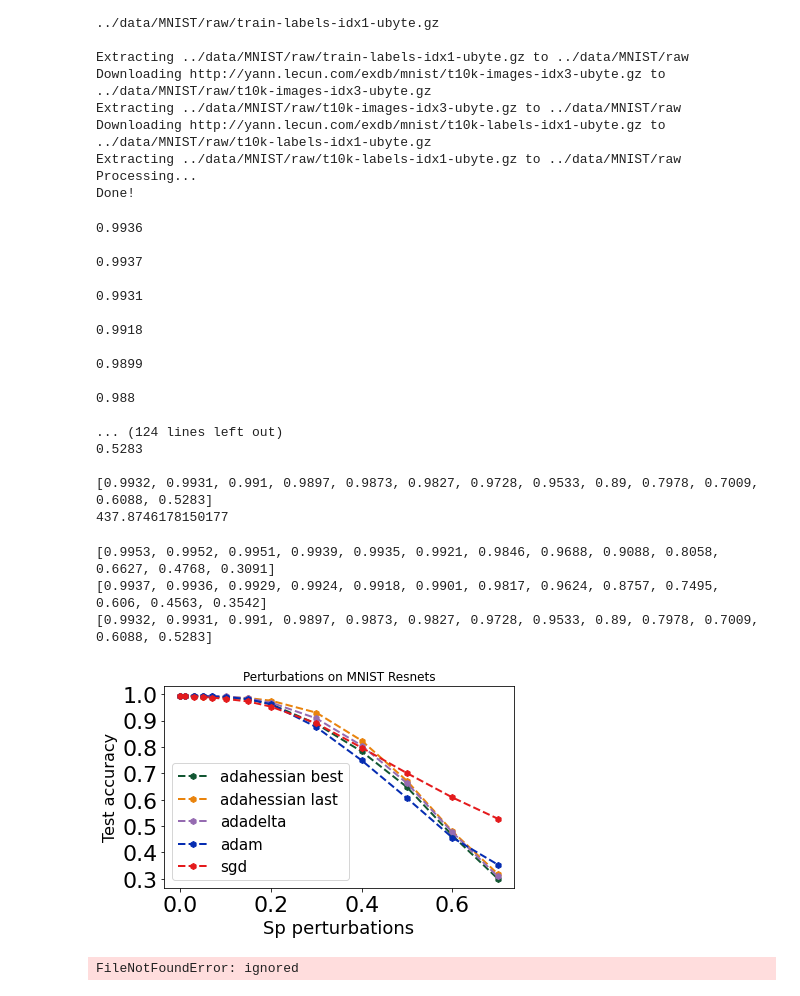
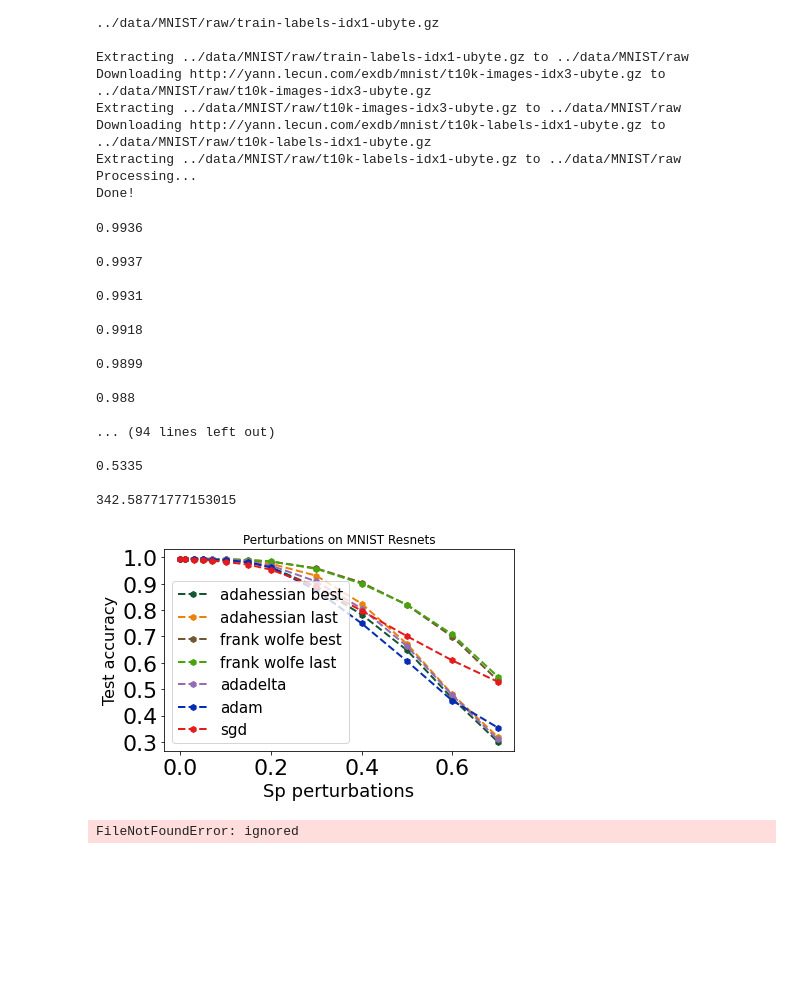
Before and after one commit to yeungjosh/resnet-perturbations-riselab, a Jupyter notebook: perturbation_analysis.ipynb, the cells around one changed output. Saved outputs shown, nothing was run; the diff lists cells and outputs as text; code cells hidden in the pictures; blank space fills up the shorter version.

```diff
--- a/perturbation_analysis.ipynb
+++ b/perturbation_analysis.ipynb
@@ -49,6 +49,9 @@ adam = torch.load(F"/content/gdrive/My Drive/resnet_adam_best.pkl"  )
 sgd = torch.load(F"/content/gdrive/My Drive/resnet_sgd_best.pkl")
 adahessian_best = torch.load(F"/content/gdrive/My Drive/resnet_adahessian_best.pkl")
 adahessian_last = torch.load(F"/content/gdrive/My Drive/resnet_adahessian_last.pkl")
+frank_wolfe_last = torch.load(F"/content/gdrive/My Drive/resnet_frank_wolfe_last.pkl")
+frank_wolfe_best = torch.load(F"/content/gdrive/My Drive/resnet_frank_wolfe_best.pkl")
+
 
 # adadelta = torch.load(F"/content/gdrive/My Drive/resnet_adadelta_best.pkl",map_location='cpu', )
 # adam = torch.load(F"/content/gdrive/My Drive/resnet_adam_best.pkl" ,map_location='cpu', )
@@ -252,12 +255,17 @@ acc_adahessian_best_sp = perturb(adahessian_best, test_loader, noise_level, ntyp
 print(acc_adahessian_best_sp)
 acc_adahessian_last_sp = perturb(adahessian_last, test_loader, noise_level, ntype=ntype)
 print(acc_adahessian_last_sp)
-acc_adadelta_sp = perturb(adadelta, test_loader, noise_level, ntype=ntype)
-print(acc_adadelta_sp)
-acc_adam_sp = perturb(adam, test_loader, noise_level, ntype=ntype)
-print(acc_adam_sp)
-acc_sgd_sp = perturb(sgd, test_loader, noise_level, ntype=ntype)
-print(acc_sgd_sp)
+
+acc_frank_wolfe_last_sp = perturb(frank_wolfe_last, test_loader, noise_level, ntype=ntype)
+acc_frank_wolfe_best_sp = perturb(frank_wolfe_best, test_loader, noise_level, ntype=ntype)
+
+
+# acc_adadelta_sp = perturb(adadelta, test_loader, noise_level, ntype=ntype)
+# print(acc_adadelta_sp)
+# acc_adam_sp = perturb(adam, test_loader, noise_level, ntype=ntype)
+# print(acc_adam_sp)
+# acc_sgd_sp = perturb(sgd, test_loader, noise_level, ntype=ntype)
+# print(acc_sgd_sp)
 
 end = time.time()
 print(end - start)
@@ -274,44 +282,42 @@ print(end - start)
 
 0.988
 
-... (124 lines left out)
-0.5283
+... (94 lines left out)
 
-[0.9932, 0.9931, 0.991, 0.9897, 0.9873, 0.9827, 0.9728, 0.9533, 0.89, 0.7978, 0.7009, 0.6088, 0.5283]
-437.8746178150177
+0.5335
+
+342.58771777153015
-# %%
-print(acc_adadelta_sp)
-print(acc_adam_sp)
-print(acc_sgd_sp)
-# acc_adadelta_sp = [0.9925, 0.9929, 0.9924, 0.9912, 0.9903, 0.9885, 0.9843, 0.9791, 0.9553, 0.9037, 0.8246, 0.7053, 0.5738]
-# acc_adam_sp = [0.9901, 0.9896, 0.9889, 0.9878, 0.9863, 0.9838, 0.9785, 0.9611, 0.8837, 0.7393, 0.554, 0.3771, 0.2547]
-# acc_sgd_sp = [0.992, 0.9918, 0.991, 0.9897, 0.9888, 0.9865, 0.9796, 0.9688, 0.9341, 0.8632, 0.779, 0.6742, 0.5658]
-# (acc_adahessian_last_sp) = [0.9861, 0.9858, 0.9855, 0.9843, 0.9838, 0.9812, 0.9752, 0.9656, 0.914, 0.7964, 0.6332, 0.457, 0.3271]
-
-# (acc_adahessian_best_sp) = [0.9863, 0.9861, 0.9855, 0.9841, 0.9834, 0.9808, 0.9742, 0.9642, 0.9079, 0.7831, 0.6161, 0.4504, 0.3322]
-# %% [output]
-[0.9953, 0.9952, 0.9951, 0.9939, 0.9935, 0.9921, 0.9846, 0.9688, 0.9088, 0.8058, 0.6627, 0.4768, 0.3091]
-[0.9937, 0.9936, 0.9929, 0.9924, 0.9918, 0.9901, 0.9817, 0.9624, 0.8757, 0.7495, 0.606, 0.4563, 0.3542]
-[0.9932, 0.9931, 0.991, 0.9897, 0.9873, 0.9827, 0.9728, 0.9533, 0.89, 0.7978, 0.7009, 0.6088, 0.5283]
+# %%
+# print(acc_adadelta_sp)
+# print(acc_adam_sp)
+# print(acc_sgd_sp)
+acc_adadelta_sp = [0.9953, 0.9952, 0.9951, 0.9939, 0.9935, 0.9921, 0.9846, 0.9688, 0.9088, 0.8058, 0.6627, 0.4768, 0.3091]
+
+acc_adam_sp = [0.9937, 0.9936, 0.9929, 0.9924, 0.9918, 0.9901, 0.9817, 0.9624, 0.8757, 0.7495, 0.606, 0.4563, 0.3542]
+
+acc_sgd_sp = [0.9932, 0.9931, 0.991, 0.9897, 0.9873, 0.9827, 0.9728, 0.9533, 0.89, 0.7978, 0.7009, 0.6088, 0.5283]
 # %%
 plt.plot(noise_level, acc_adahessian_best_sp, 'h--', lw=2, c='#125632', label='adahessian best')
 plt.plot(noise_level, acc_adahessian_last_sp, 'h--', lw=2, c='#e9830c', label='adahessian last')
+
+plt.plot(noise_level, acc_frank_wolfe_best_sp, 'h--', lw=2, c='#725632', label='frank wolfe best')
+plt.plot(noise_level, acc_frank_wolfe_last_sp, 'h--', lw=2, c='#49a30c', label='frank wolfe last')
 
 plt.title("Perturbations on MNIST Resnets")
 plt.plot(noise_level, acc_adadelta_sp, 'h--', lw=2, c='#956bb1', label='adadelta')
 plt.plot(noise_level, acc_adam_sp, 'h--', lw=2, c='#052cb1', label='adam')
 plt.plot(noise_level, acc_sgd_sp, 'h--', lw=2, c='#e41a1c', label='sgd')
 plt.xlabel('Sp perturbations', fontsize=18)
 plt.ylabel('Test accuracy', fontsize=16)
 plt.tick_params(axis='y', labelsize=22)
 plt.tick_params(axis='x', labelsize=22)
 plt.locator_params(axis='y', nbins=8)
 plt.legend(fontsize=15)
 plt.tight_layout()
 plt.show()
 # plt.savefig('F"/content/gdrive/My Drive/plot_perturb.pdf')
 # %% [output]
-[figure, old version]
+[figure, new version]
 # %%
 plt.savefig('F"/content/gdrive/My Drive/plot_perturb.pdf')
 # %% [output]
```
Also changed, not shown: parts of 1 cell of this notebook.
